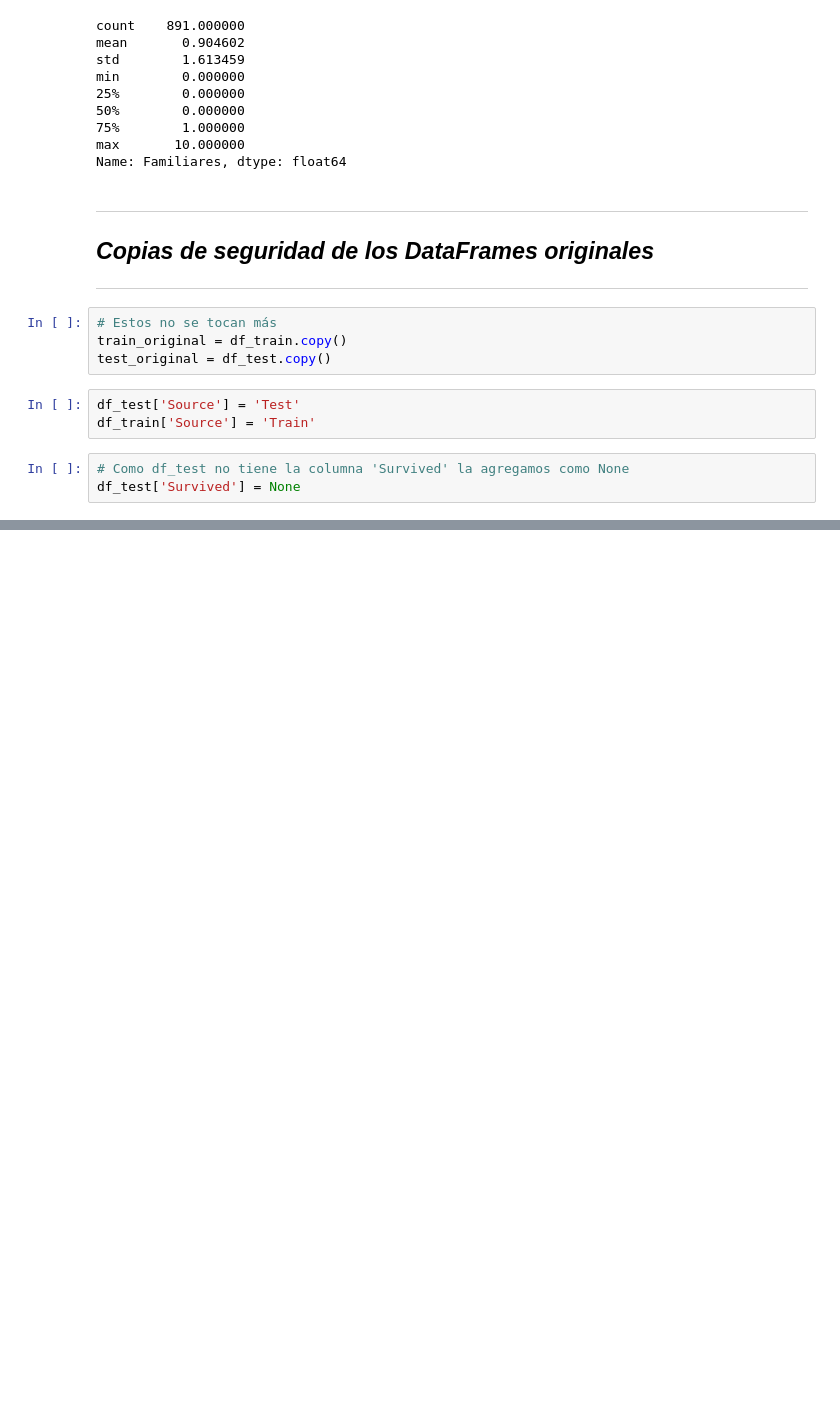
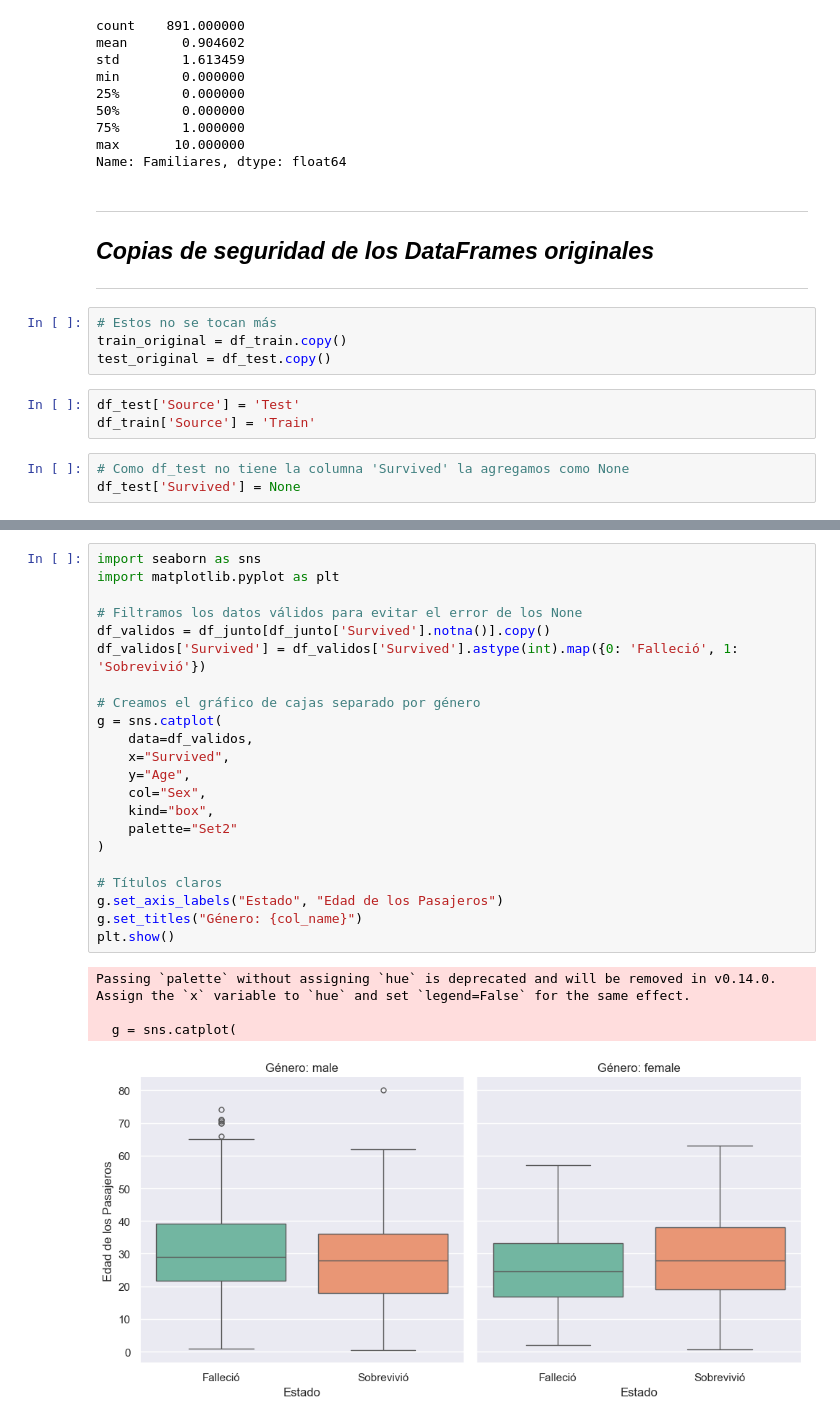
Before and after one commit to Felipeval-cmd/titanic-pandas-proyecto, a Jupyter notebook: notebooks/proyecto_titanic.ipynb, the cells around one changed output, grey strips where cells are left out. Drawn from its saved outputs; the diff is of its cells as text; blank space fills up the shorter version.

```diff
--- a/notebooks/proyecto_titanic.ipynb
+++ b/notebooks/proyecto_titanic.ipynb
@@ -153,0 +327,27 @@ print("Hello world")
+# %%
+import seaborn as sns
+import matplotlib.pyplot as plt
+
+# Filtramos los datos válidos para evitar el error de los None
+df_validos = df_junto[df_junto['Survived'].notna()].copy()
+df_validos['Survived'] = df_validos['Survived'].astype(int).map({0: 'Falleció', 1: 'Sobrevivió'})
+
+# Creamos el gráfico de cajas separado por género
+g = sns.catplot(
+    data=df_validos,
+    x="Survived",
+    y="Age",
+    col="Sex",
+    kind="box",
+    palette="Set2"
+)
+
+# Títulos claros
+g.set_axis_labels("Estado", "Edad de los Pasajeros")
+g.set_titles("Género: {col_name}")
+plt.show()
+# %% [output]
+Passing `palette` without assigning `hue` is deprecated and will be removed in v0.14.0. Assign the `x` variable to `hue` and set `legend=False` for the same effect.
+
+  g = sns.catplot(
+[figure, added]
```
Also changed, not shown: parts of 15 cells of this notebook.
